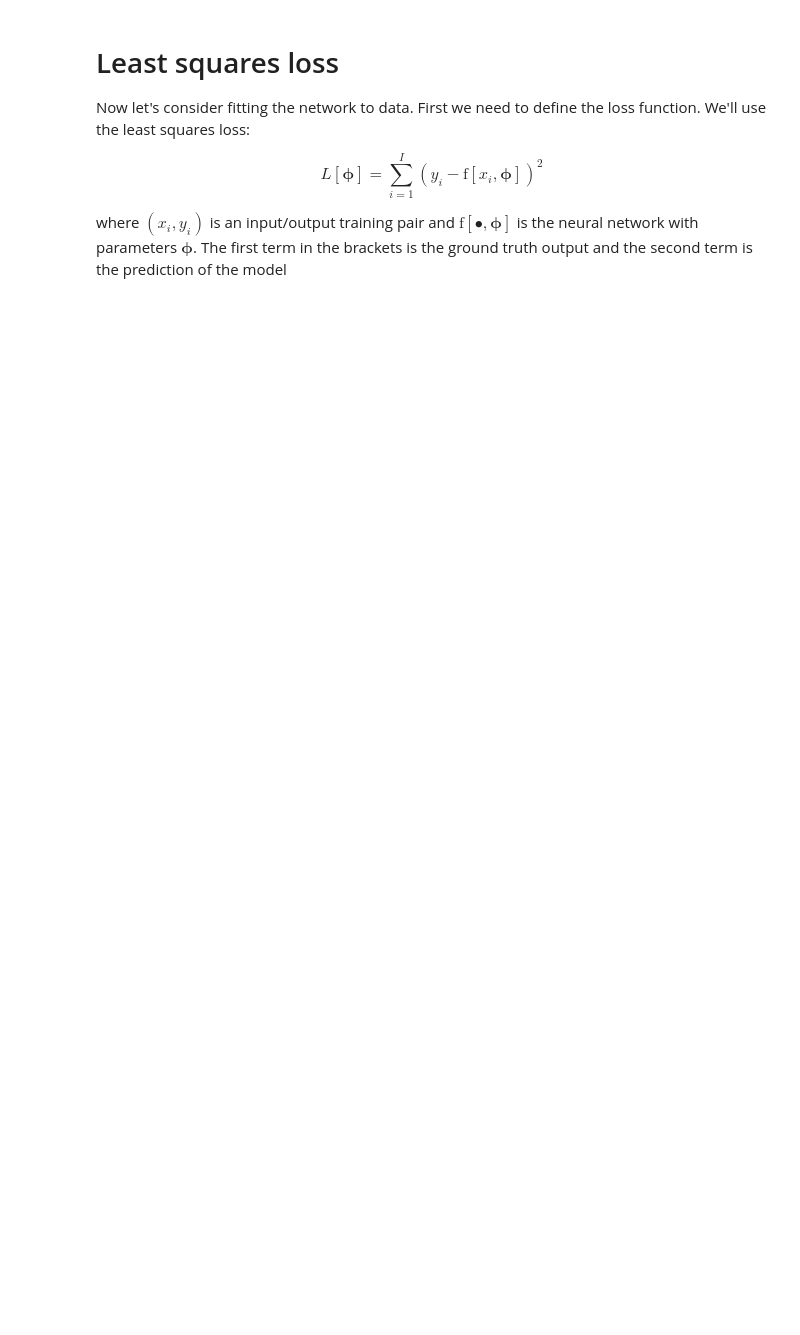
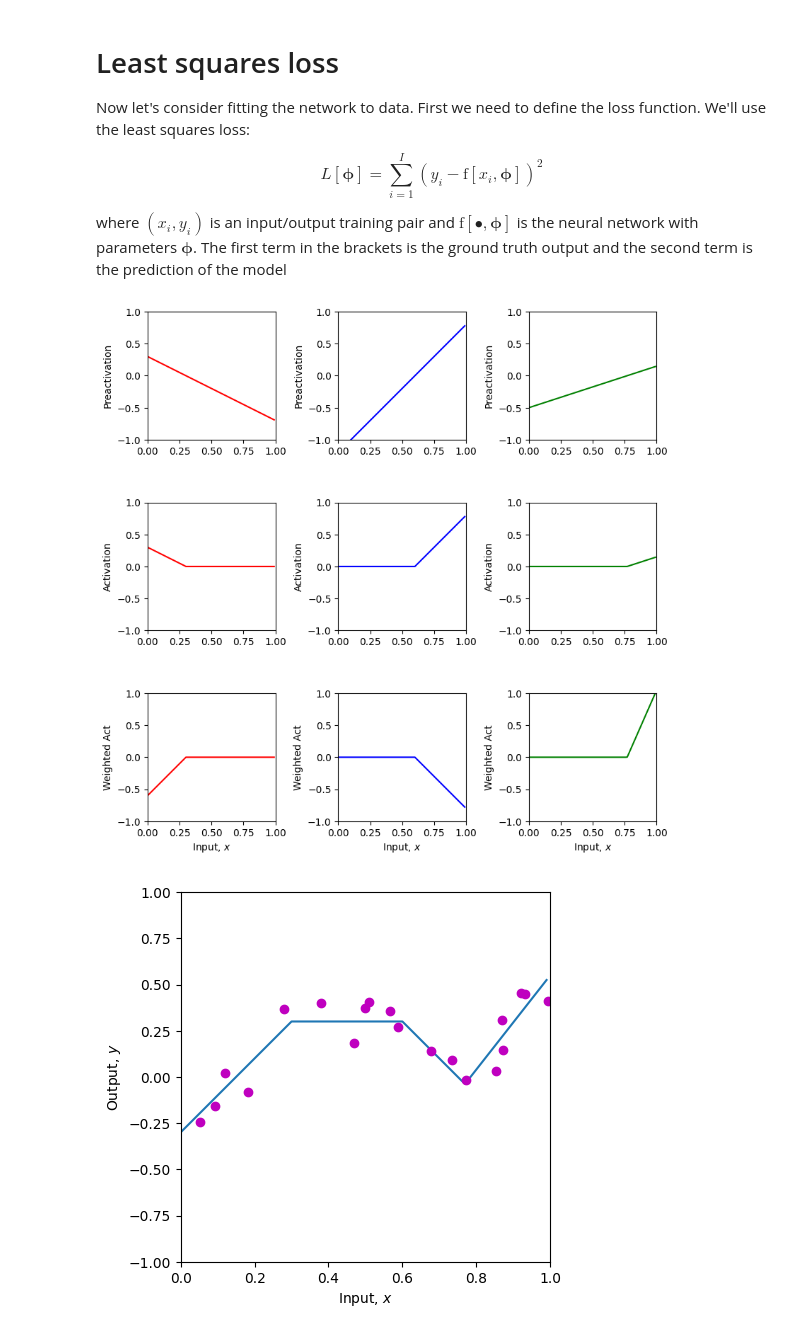
Before and after one commit to AddisonBiaggi/UnderstandingDeepLearning, a Jupyter notebook: Notebooks/Chap03/3_1_Shallow_Networks_I.ipynb, the cells around one changed output. Saved outputs shown, nothing was run; the diff lists cells and outputs as text; code cells hidden in the pictures; blank space fills up the shorter version.

```diff
--- a/Notebooks/Chap03/3_1_Shallow_Networks_I.ipynb
+++ b/Notebooks/Chap03/3_1_Shallow_Networks_I.ipynb
@@ -177,47 +193,50 @@ where $(x_i,y_i)$ is an input/output training pair and $\text{f}[\bullet,\boldsy
 # %%
 # Least squares function
 def least_squares_loss(y_train, y_predict):
-  # TODO Replace the line below to compute the sum of squared
   # differences between the real values of y and the predicted values from the model f[x_i,phi]
   # (see figure 2.2 of the book)
   # you will need to use the function np.sum
-  loss = 0
+  loss = np.sum((y_train - y_predict) ** 2)
 
   return loss
 # %%
 # Now lets define some parameters, run the neural network, and compute the loss
 theta_10 =  0.3 ; theta_11 = -1.0
-theta_20 = -1.0  ; theta_21 = 2.0
+theta_20 = -1.2  ; theta_21 = 2.0
 theta_30 = -0.5  ; theta_31 = 0.65
-phi_0 = -0.3; phi_1 = 2.0; phi_2 = -1.0; phi_3 = 7.0
+phi_0 = 0.3; phi_1 = -2.0; phi_2 = -1.0; phi_3 = 7.0
 
 # Define a range of input values
 x = np.arange(0,1,0.01)
 
 x_train = np.array([0.09291784,0.46809093,0.93089486,0.67612654,0.73441752,0.86847339,\
                    0.49873225,0.51083168,0.18343972,0.99380898,0.27840809,0.38028817,\
                    0.12055708,0.56715537,0.92005746,0.77072270,0.85278176,0.05315950,\
                    0.87168699,0.58858043])
 y_train = np.array([-0.15934537,0.18195445,0.451270150,0.13921448,0.09366691,0.30567674,\
                     0.372291170,0.40716968,-0.08131792,0.41187806,0.36943738,0.3994327,\
                     0.019062570,0.35820410,0.452564960,-0.0183121,0.02957665,-0.24354444, \
                     0.148038840,0.26824970])
 
 # We run the neural network for each of these input values
 y, pre_1, pre_2, pre_3, act_1, act_2, act_3, w_act_1, w_act_2, w_act_3 = \
     shallow_1_1_3(x, ReLU, phi_0,phi_1,phi_2,phi_3, theta_10, theta_11, theta_20, theta_21, theta_30, theta_31)
 # And then plot it
 plot_neural(x, y, pre_1, pre_2, pre_3, act_1, act_2, act_3, w_act_1, w_act_2, w_act_3, plot_all=True, x_data = x_train, y_data = y_train)
 
 # Run the neural network on the training data
 y_predict, *_ = shallow_1_1_3(x_train, ReLU, phi_0,phi_1,phi_2,phi_3, theta_10, theta_11, theta_20, theta_21, theta_30, theta_31)
 
 # Compute the least squares loss and print it out
 loss = least_squares_loss(y_train,y_predict)
-print('Your Loss = %3.3f, True value = 9.385'%(loss))
+#print('Your Loss = %3.3f, True value = 9.385'%(loss)) # Confirmed correct for baseline parameters, changing parameters to reduce loss causes a mismatch here
 
-# TODO.  Manipulate the parameters (by hand!) to make the function
-# fit the data better and try to reduce the loss to as small a number
-# as possible.  The best that I could do was 0.181
+# Manipulate the parameters (by hand!) to make the function
+# fit the data better and try to reduce the loss to as small a number as possible
 # Tip... start by manipulating phi_0.
 # It's not that easy, so don't spend too much time on this!
+
+# The loss was reduced from 9.385 to 0.162
+# %% [output]
+[figure, added]
+[figure, added]
```
Also changed, not shown: parts of 4 cells of this notebook.
